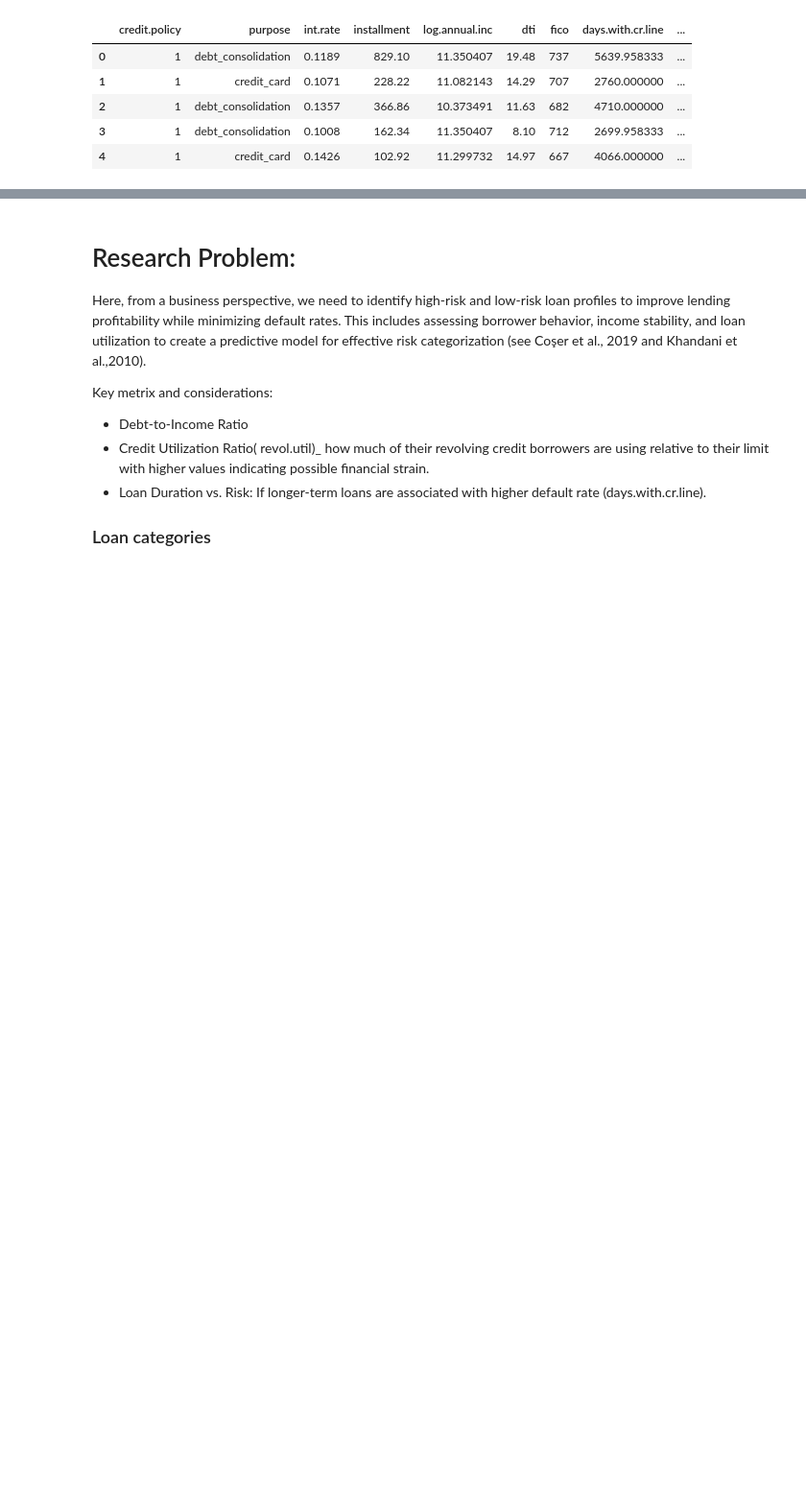
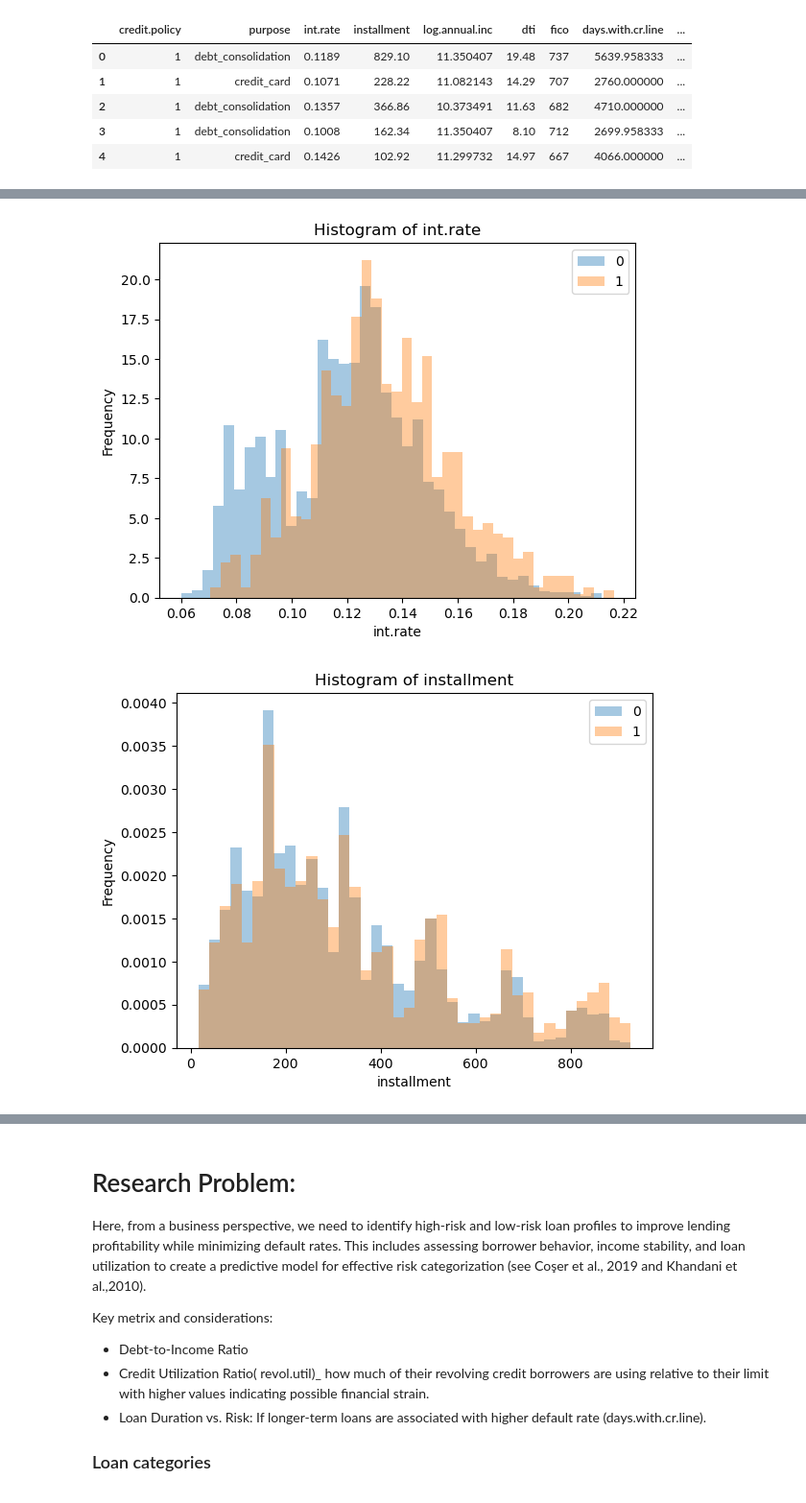
Before and after one commit to UBC-MDS/P2P_Loan, a Jupyter notebook: notebooks/p2p_lending_risk_analysis_report.ipynb, the cells around one changed output, grey strips where cells are left out. Shown at 96% size. Cells and saved outputs as stored; diff of their text form; code cells hidden in the pictures; blank space fills up the shorter version.

```diff
--- a/notebooks/p2p_lending_risk_analysis_report.ipynb
+++ b/notebooks/p2p_lending_risk_analysis_report.ipynb
@@ -64,11 +63,21 @@ _info about model used_
 
 In order for us to draw context about the data, let us have a look at the first few rows of the data; check the info about all columns, data types, and number of NaN values; and summary statistis.
 # %%
-# Define the path to the data directory relative to the current notebook
-DATA_DIR = '../data'
-p2ploan_df = pd.read_csv(f"{DATA_DIR}/loan_data.csv")
+import os
+import pandas as pd
+import numpy as np
 
-p2ploan_df['annual.inc'] = np.exp(p2ploan_df['log.annual.inc'])
+# Define the project root directory (adjust the path if needed)
+project_root = os.path.abspath(os.path.join('..', '..', 'P2P_Loan_Risk-Analysis'))
+
+# Define the relative path to the data
+DATA_DIR = os.path.join(project_root, 'data', 'raw')
+file_path = os.path.join(DATA_DIR, 'loan_data.csv')
+
+p2ploan_df = pd.read_csv(file_path)
+
+
+# Check the data
 p2ploan_df.head()
 # %% [output]
 |  | credit.policy | purpose | int.rate | installment | log.annual.inc | dti | fico | days.with.cr.line | ... |
@@ -101,3 +113,7 @@ dtype: object
 # %%
-##Summary Statistics
-p2ploan_df.describe()
+#Data spliting: Split the data into `train_df` (80%) and `test_df` (20%) with `random_state = 522`
+from sklearn.model_selection import train_test_split
+train_df, test_df = train_test_split(p2ploan_df, test_size=0.2, random_state=522)
+
+train_df = train_df
+test_df = test_df
@@ -113,0 +145,21 @@ p2ploan_df.describe()
+# %%
+# Let us store the column names of the columns with missing values as a list in a variable called missing_vals_cols.
+missing_vals_cols = train_df.columns[train_df.isna().sum() > 0].tolist()
+
+# Define numeric columns explicitly
+numeric_cols = ['int.rate', 'installment', 'log.annual.inc', 'dti', 'fico',
+    'days.with.cr.line', 'revol.bal', 'revol.util', 'inq.last.6mths', 'annual.inc']
+# %%
+# income- level data
+train_df['annual.inc'] = np.exp(train_df['log.annual.inc'])
+test_df['annual.inc'] = np.exp(test_df['log.annual.inc'])
+# %%
+import matplotlib.pyplot as plt
+import numpy as np
+for feat in numeric_cols:
+    train_df.groupby("not.fully.paid")[feat].plot.hist(bins=40, alpha=0.4, legend=True, density=True, title = "Histogram of " + feat)
+    plt.xlabel(feat)
+    plt.show()
+# %% [output]
+[figure, added]
+[figure, added]
```
Also changed, not shown: parts of 25 cells of this notebook, 1 other file.
